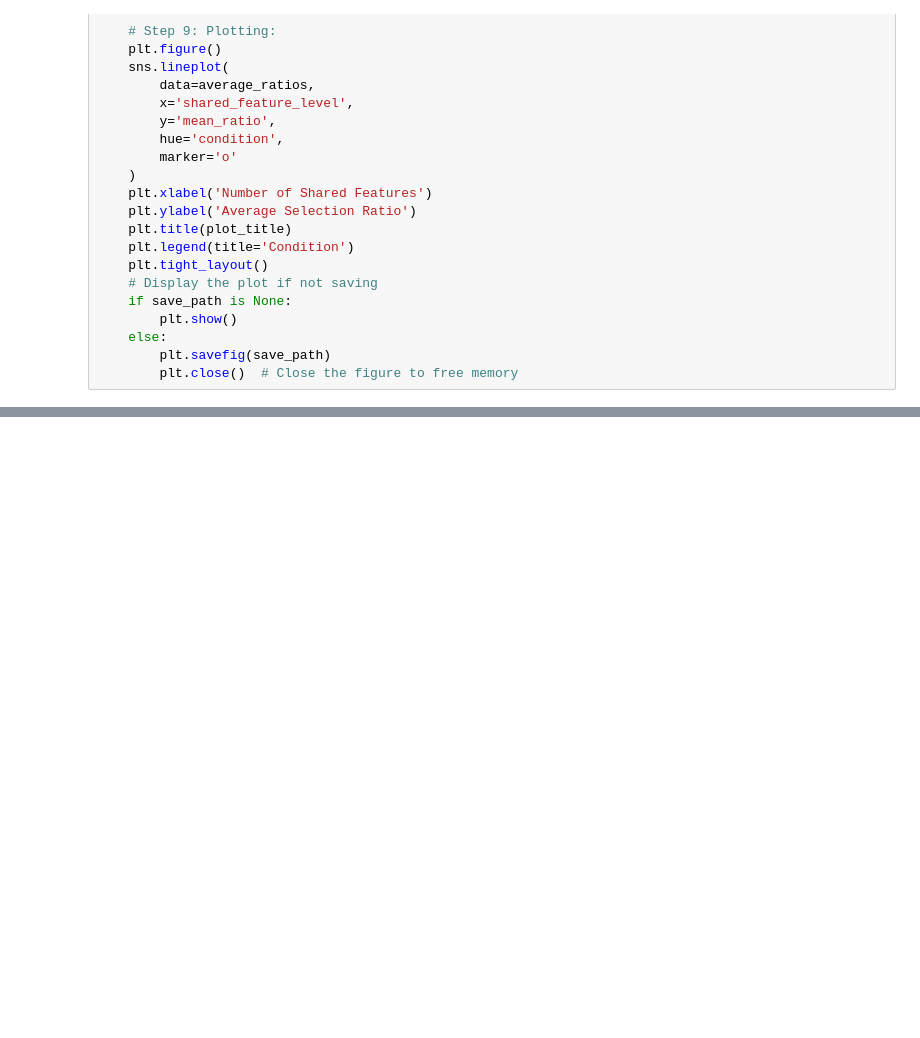
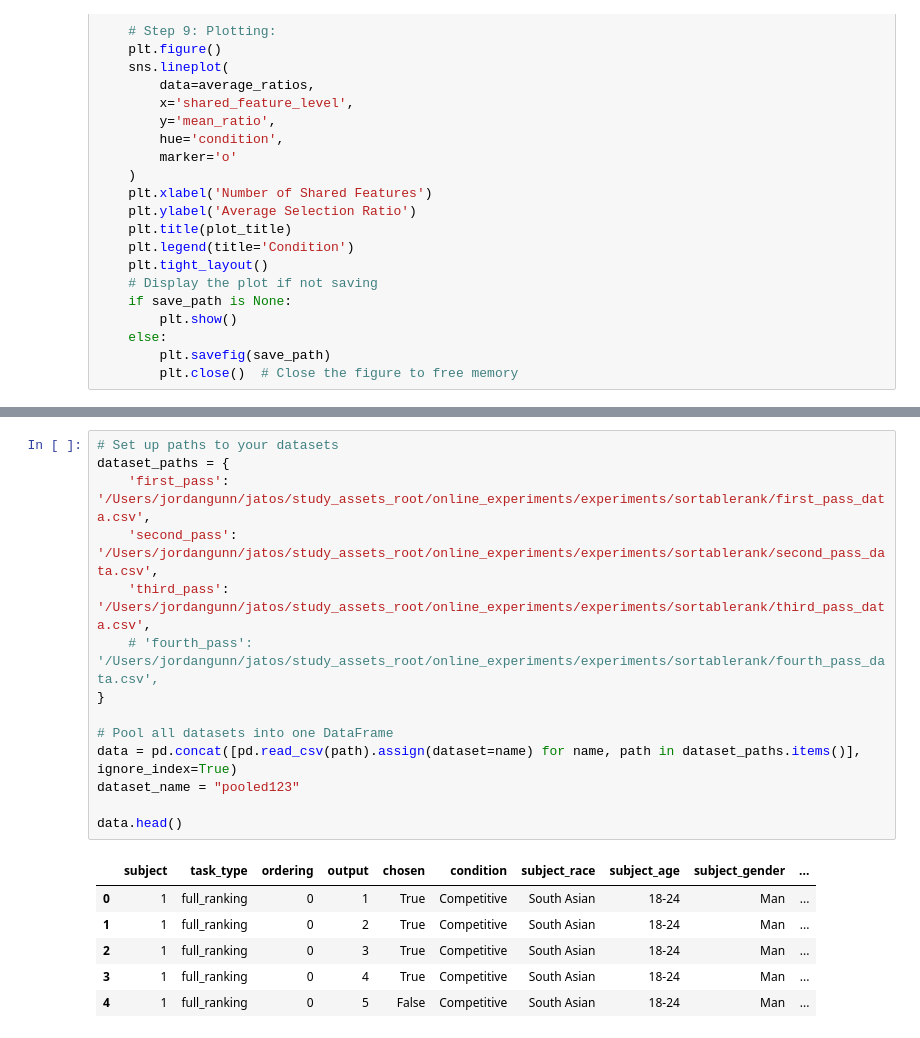
Before and after one commit to vucml/online_experiments, a Jupyter notebook: experiments/sortablerank/fpa.ipynb, the cells around one changed output, grey strips where cells are left out. Cells and saved outputs as stored; diff of their text form; blank space fills up the shorter version.

```diff
--- a/experiments/sortablerank/fpa.ipynb
+++ b/experiments/sortablerank/fpa.ipynb
@@ -213,0 +224,21 @@ Generating plot: third_pass_task_type_choice_ranking_ordering_0
+# %%
+# Set up paths to your datasets
+dataset_paths = {
+    'first_pass': '/Users/jordangunn/jatos/study_assets_root/online_experiments/experiments/sortablerank/first_pass_data.csv',
+    'second_pass': '/Users/jordangunn/jatos/study_assets_root/online_experiments/experiments/sortablerank/second_pass_data.csv',
+    'third_pass': '/Users/jordangunn/jatos/study_assets_root/online_experiments/experiments/sortablerank/third_pass_data.csv',
+    # 'fourth_pass': '/Users/jordangunn/jatos/study_assets_root/online_experiments/experiments/sortablerank/fourth_pass_data.csv',
+}
+
+# Pool all datasets into one DataFrame
+data = pd.concat([pd.read_csv(path).assign(dataset=name) for name, path in dataset_paths.items()], ignore_index=True)
+dataset_name = "pooled123"
+
+data.head()
+# %% [output]
+|  | subject | task_type | ordering | output | chosen | condition | subject_race | subject_age | subject_gender | ... |
+| 0 | 1 | full_ranking | 0 | 1 | True | Competitive | South Asian | 18-24 | Man | ... |
+| 1 | 1 | full_ranking | 0 | 2 | True | Competitive | South Asian | 18-24 | Man | ... |
+| 2 | 1 | full_ranking | 0 | 3 | True | Competitive | South Asian | 18-24 | Man | ... |
+| 3 | 1 | full_ranking | 0 | 4 | True | Competitive | South Asian | 18-24 | Man | ... |
+| 4 | 1 | full_ranking | 0 | 5 | False | Competitive | South Asian | 18-24 | Man | ... |
```
Also changed, not shown: parts of 3 cells of this notebook, 48 other files.
